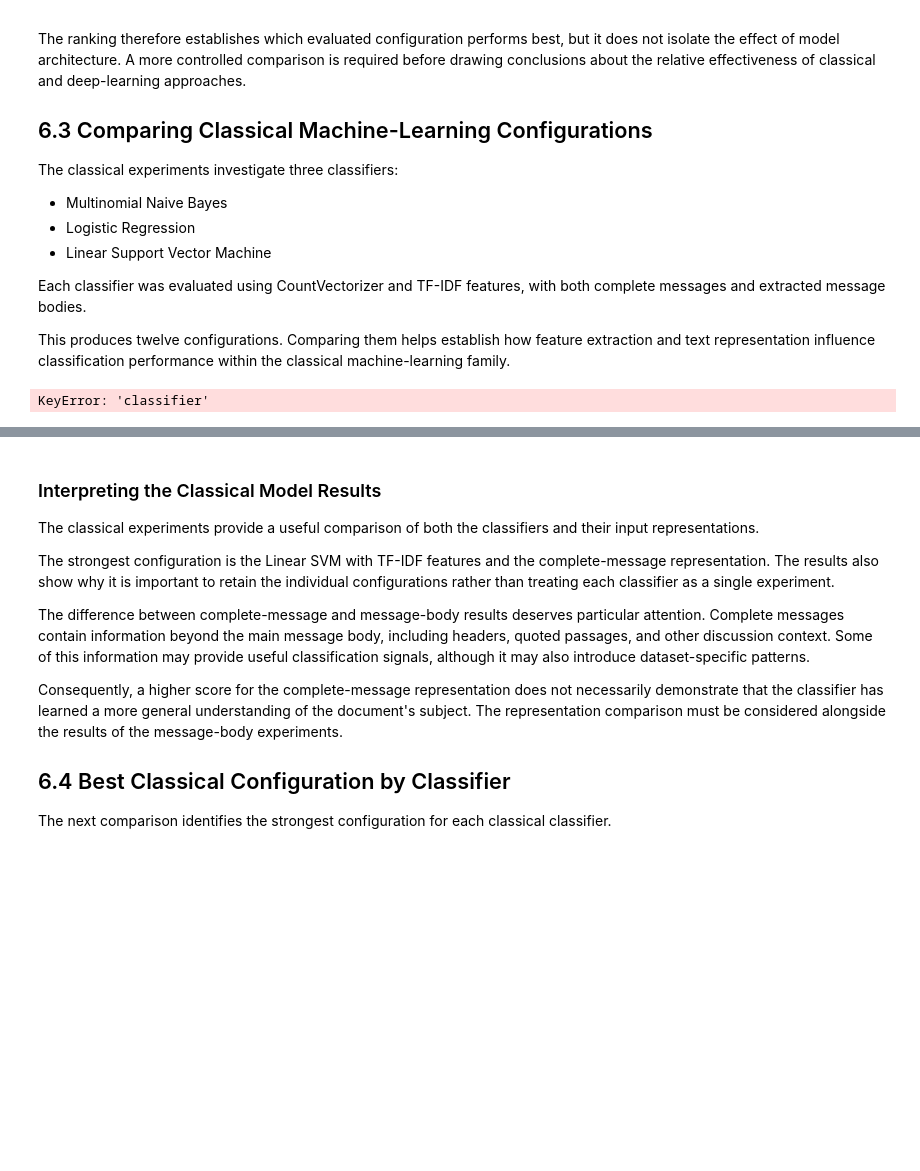
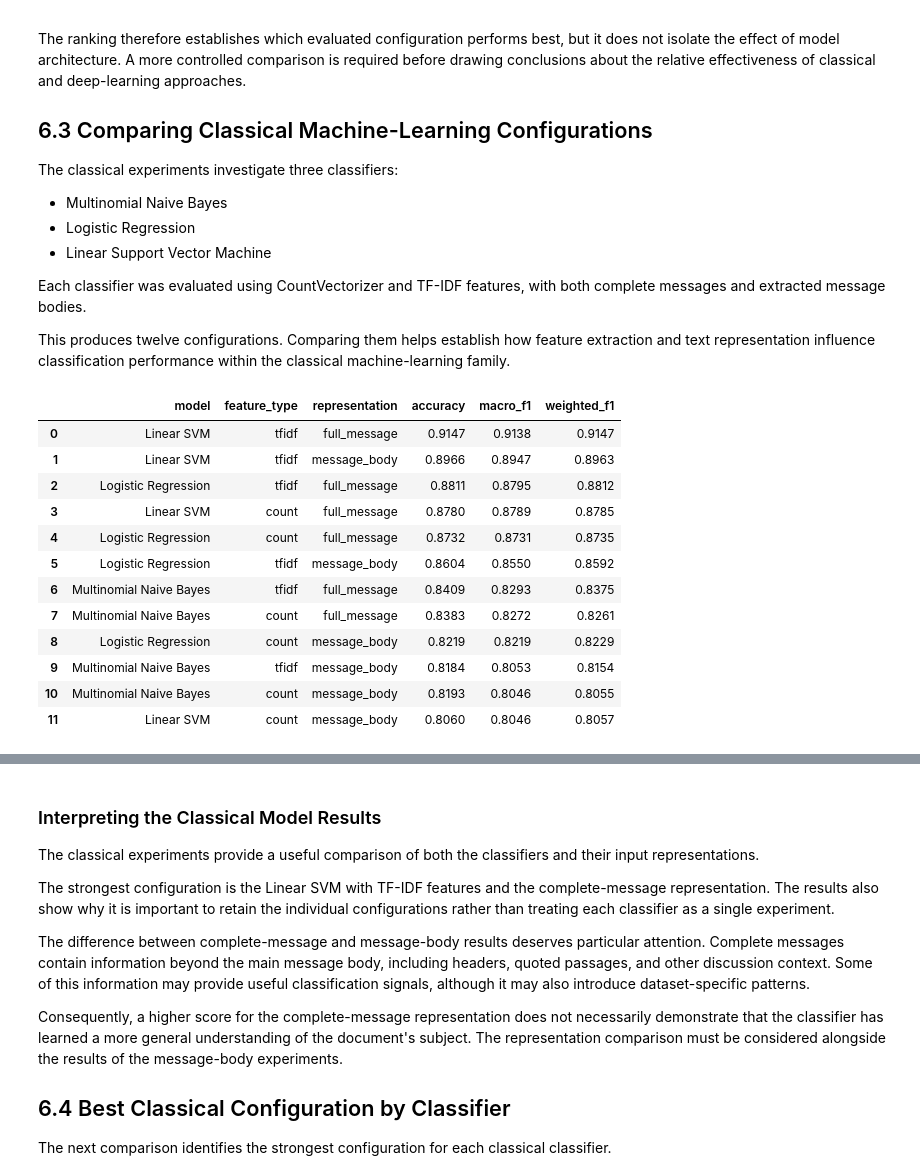
Before and after one commit to CyrilCele/topicsense-nlp, a Jupyter notebook: notebooks/06_model_comparison.ipynb, the cells around one changed output, grey strips where cells are left out. Cells and saved outputs as stored; diff of their text form; code cells hidden in the pictures; blank space fills up the shorter version.

Commit message:
Fix model comparison notebook code cells

```diff
--- a/notebooks/06_model_comparison.ipynb
+++ b/notebooks/06_model_comparison.ipynb
@@ -187,36 +187,48 @@ classical_df = comparison_df[
 
 assert len(classical_df) == 12, (
     f"Expected 12 classical configurations, found {len(classical_df)}."
 )
 
 classical_df["configuration"] = (
-    classical_df["classifier"].astype(str)
+    classical_df["model"].astype(str)
     + " | "
     + classical_df["feature_type"].astype(str)
     + " | "
     + classical_df["representation"].astype(str)
 )
 
 classical_ranking = (
     classical_df
     .sort_values("macro_f1", ascending=False)
     .reset_index(drop=True)
 )
 
 display(
     classical_ranking[
         [
-            "classifier",
+            "model",
             "feature_type",
             "representation",
             "accuracy",
             "macro_f1",
             "weighted_f1",
         ]
     ]
 )
 # %% [output]
-KeyError: 'classifier'
+|  | model | feature_type | representation | accuracy | macro_f1 | weighted_f1 |
+| 0 | Linear SVM | tfidf | full_message | 0.9147 | 0.9138 | 0.9147 |
+| 1 | Linear SVM | tfidf | message_body | 0.8966 | 0.8947 | 0.8963 |
+| 2 | Logistic Regression | tfidf | full_message | 0.8811 | 0.8795 | 0.8812 |
+| 3 | Linear SVM | count | full_message | 0.8780 | 0.8789 | 0.8785 |
+| 4 | Logistic Regression | count | full_message | 0.8732 | 0.8731 | 0.8735 |
+| 5 | Logistic Regression | tfidf | message_body | 0.8604 | 0.8550 | 0.8592 |
+| 6 | Multinomial Naive Bayes | tfidf | full_message | 0.8409 | 0.8293 | 0.8375 |
+| 7 | Multinomial Naive Bayes | count | full_message | 0.8383 | 0.8272 | 0.8261 |
+| 8 | Logistic Regression | count | message_body | 0.8219 | 0.8219 | 0.8229 |
+| 9 | Multinomial Naive Bayes | tfidf | message_body | 0.8184 | 0.8053 | 0.8154 |
+| 10 | Multinomial Naive Bayes | count | message_body | 0.8193 | 0.8046 | 0.8055 |
+| 11 | Linear SVM | count | message_body | 0.8060 | 0.8046 | 0.8057 |
 # %%
 classical_plot = classical_ranking.sort_values("macro_f1")
 
```
Also changed, not shown: parts of 7 cells of this notebook.
